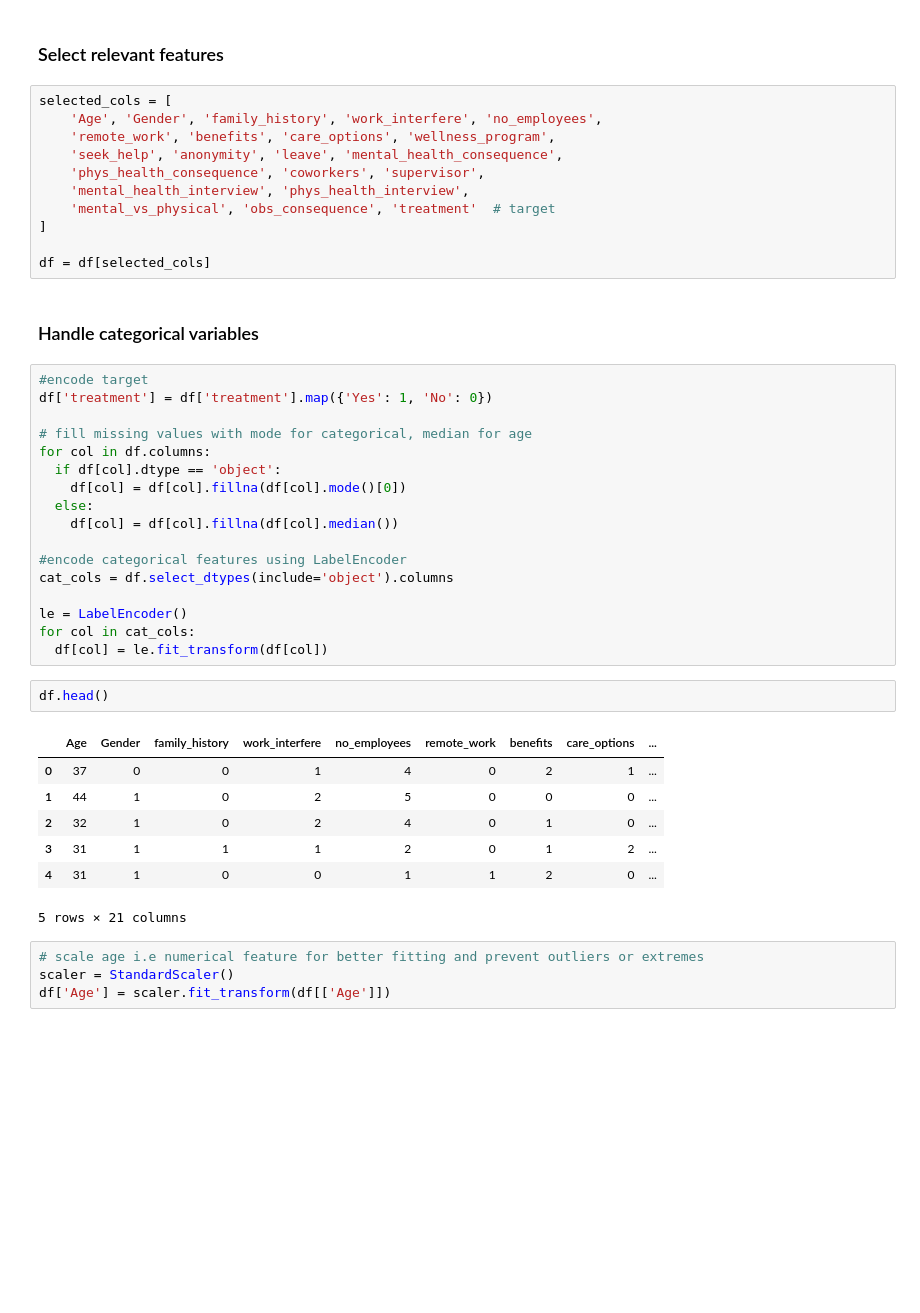
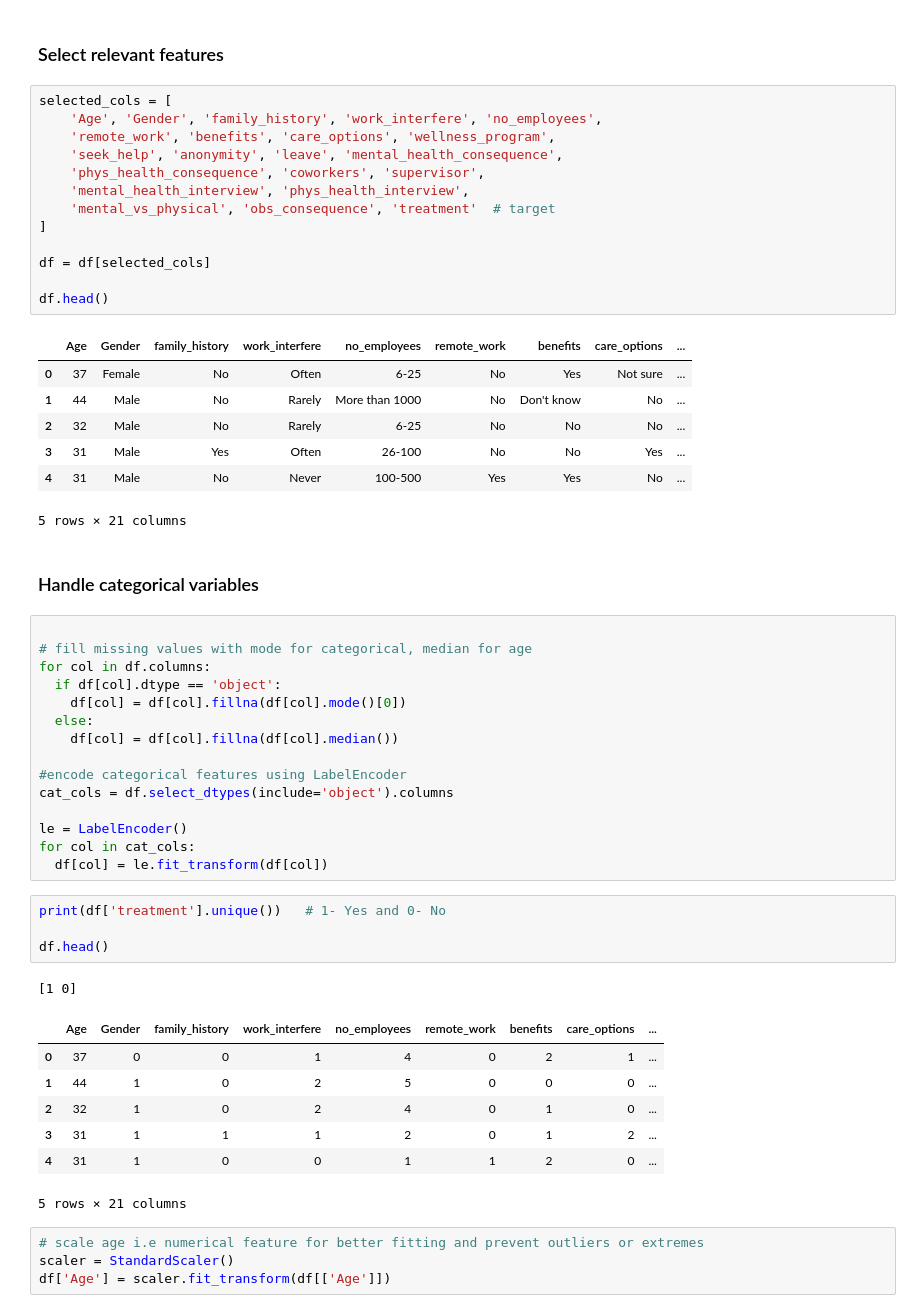
Before and after one commit to kar137/stress-signals-mental-health-risk-predictor, a Jupyter notebook: notebooks/ml_model.ipynb, the cells around one changed output. Saved outputs shown, nothing was run; the diff lists cells and outputs as text; blank space fills up the shorter version.

```diff
--- a/notebooks/ml_model.ipynb
+++ b/notebooks/ml_model.ipynb
@@ -53,19 +53,27 @@ df.head()
 # %%
 selected_cols = [
     'Age', 'Gender', 'family_history', 'work_interfere', 'no_employees',
     'remote_work', 'benefits', 'care_options', 'wellness_program',
     'seek_help', 'anonymity', 'leave', 'mental_health_consequence',
     'phys_health_consequence', 'coworkers', 'supervisor',
     'mental_health_interview', 'phys_health_interview',
     'mental_vs_physical', 'obs_consequence', 'treatment'  # target
 ]
 
 df = df[selected_cols]
+
+df.head()
+# %% [output]
+|  | Age | Gender | family_history | work_interfere | no_employees | remote_work | benefits | care_options | ... |
+| 0 | 37 | Female | No | Often | 6-25 | No | Yes | Not sure | ... |
+| 1 | 44 | Male | No | Rarely | More than 1000 | No | Don't know | No | ... |
+| 2 | 32 | Male | No | Rarely | 6-25 | No | No | No | ... |
+| 3 | 31 | Male | Yes | Often | 26-100 | No | No | Yes | ... |
+| 4 | 31 | Male | No | Never | 100-500 | Yes | Yes | No | ... |
+5 rows × 21 columns
 # %% [markdown]
 ### Handle categorical variables
 # %%
-#encode target
-df['treatment'] = df['treatment'].map({'Yes': 1, 'No': 0})
 
 # fill missing values with mode for categorical, median for age
 for col in df.columns:
@@ -81,15 +89,18 @@ le = LabelEncoder()
 for col in cat_cols:
   df[col] = le.fit_transform(df[col])
 # %%
+print(df['treatment'].unique())   # 1- Yes and 0- No
+
 df.head()
 # %% [output]
+[1 0]
 |  | Age | Gender | family_history | work_interfere | no_employees | remote_work | benefits | care_options | ... |
 | 0 | 37 | 0 | 0 | 1 | 4 | 0 | 2 | 1 | ... |
 | 1 | 44 | 1 | 0 | 2 | 5 | 0 | 0 | 0 | ... |
 | 2 | 32 | 1 | 0 | 2 | 4 | 0 | 1 | 0 | ... |
 | 3 | 31 | 1 | 1 | 1 | 2 | 0 | 1 | 2 | ... |
 | 4 | 31 | 1 | 0 | 0 | 1 | 1 | 2 | 0 | ... |
-5 rows × 21 columns
+5 rows × 21 columns
 # %%
 # scale age i.e numerical feature for better fitting and prevent outliers or extremes
 scaler = StandardScaler()
```
Also changed, not shown: parts of 6 cells of this notebook, 11 other files.
